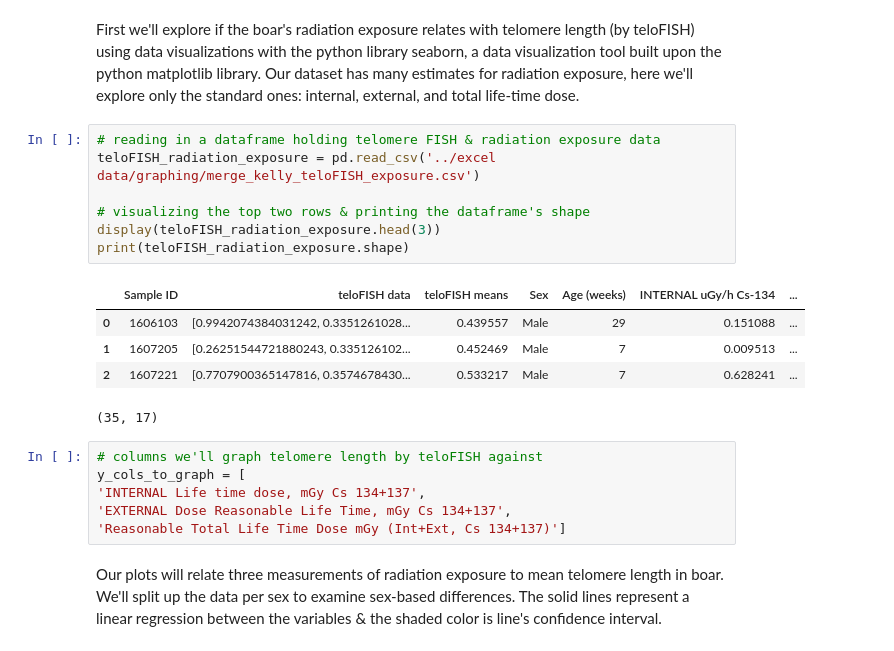
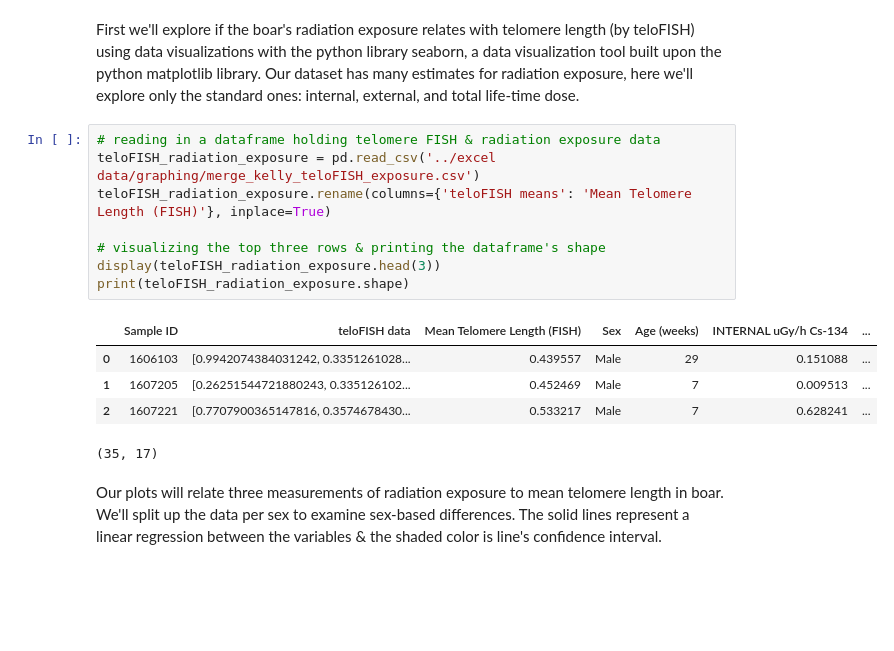
Before and after one commit to Jared-Luxton/Fukushima-Nuclear-Disaster-Humans, a Jupyter notebook: workflow & analyses notebooks/00_Fukushima_Project_Workflow_Data_Story.ipynb, the cells around one changed output. Saved outputs shown, nothing was run; the diff lists cells and outputs as text; blank space fills up the shorter version.

```diff
--- a/workflow & analyses notebooks/00_Fukushima_Project_Workflow_Data_Story.ipynb
+++ b/workflow & analyses notebooks/00_Fukushima_Project_Workflow_Data_Story.ipynb
@@ -87,21 +87,16 @@ First we'll explore if the boar's radiation exposure relates with telomere lengt
 # %%
 # reading in a dataframe holding telomere FISH & radiation exposure data
 teloFISH_radiation_exposure = pd.read_csv('../excel data/graphing/merge_kelly_teloFISH_exposure.csv')
+teloFISH_radiation_exposure.rename(columns={'teloFISH means': 'Mean Telomere Length (FISH)'}, inplace=True)
 
-# visualizing the top two rows & printing the dataframe's shape
+# visualizing the top three rows & printing the dataframe's shape
 display(teloFISH_radiation_exposure.head(3))
 print(teloFISH_radiation_exposure.shape)
 # %% [output]
-|  | Sample ID | teloFISH data | teloFISH means | Sex | Age (weeks) | INTERNAL uGy/h Cs-134 | ... |
+|  | Sample ID | teloFISH data | Mean Telomere Length (FISH) | Sex | Age (weeks) | INTERNAL uGy/h Cs-134 | ... |
 | 0 | 1606103 | [0.9942074384031242, 0.3351261028... | 0.439557 | Male | 29 | 0.151088 | ... |
 | 1 | 1607205 | [0.26251544721880243, 0.335126102... | 0.452469 | Male | 7 | 0.009513 | ... |
 | 2 | 1607221 | [0.7707900365147816, 0.3574678430... | 0.533217 | Male | 7 | 0.628241 | ... |
 (35, 17)
-# %%
-# columns we'll graph telomere length by teloFISH against
-y_cols_to_graph = [
-'INTERNAL Life time dose, mGy Cs 134+137',
-'EXTERNAL Dose Reasonable Life Time, mGy Cs 134+137',
-'Reasonable Total Life Time Dose mGy (Int+Ext, Cs 134+137)']
 # %% [markdown]
 Our plots will relate three measurements of radiation exposure to mean telomere length in boar. We'll split up the data per sex to examine sex-based differences. The solid lines represent a linear regression between the variables & the shaded color is line's confidence interval.
```
Also changed, not shown: parts of 15 cells of this notebook, 1 other file.
